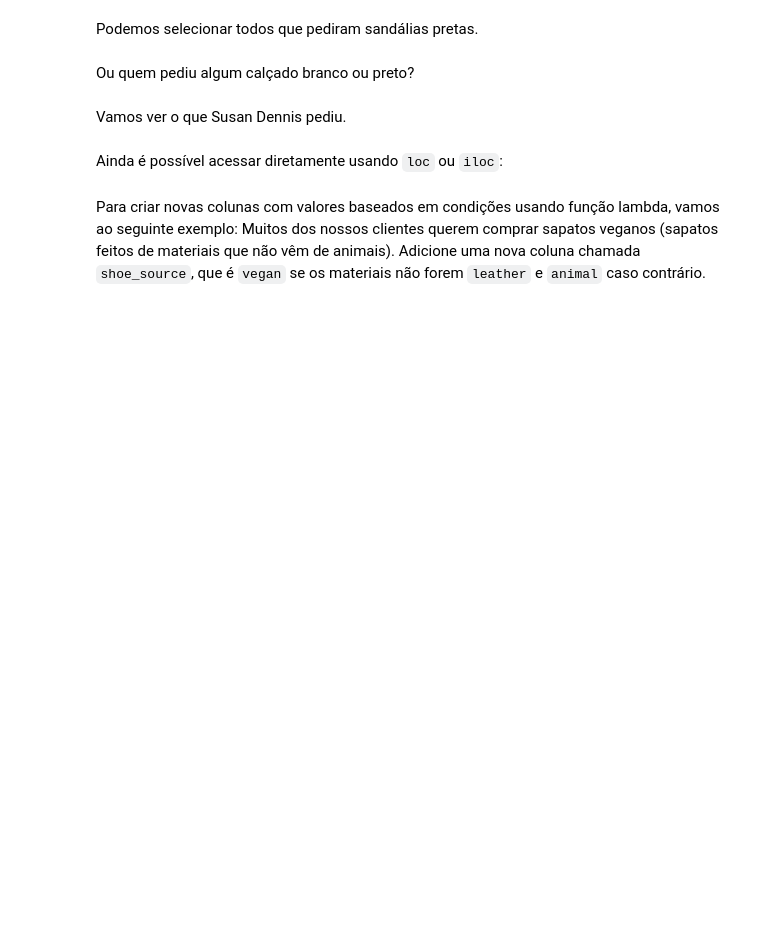
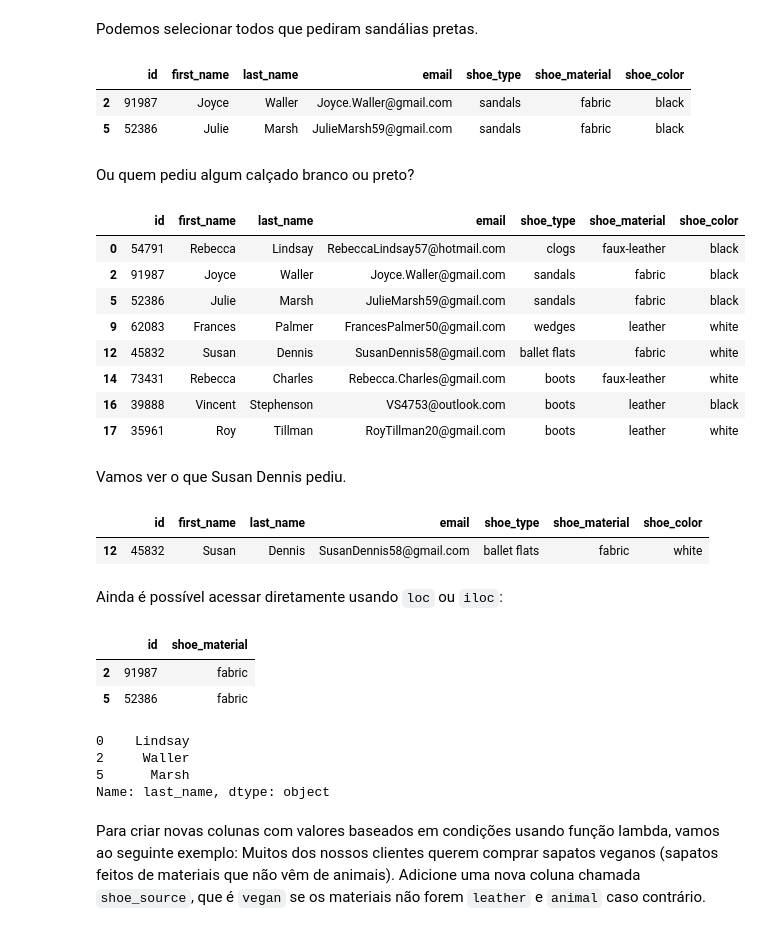
Before and after one commit to ramonbezerra/coderhouse-python-data, a Jupyter notebook: Aula 08 Manipulação de Dados com Pandas I.ipynb, the cells around one changed output. Saved outputs shown, nothing was run; the diff lists cells and outputs as text; code cells hidden in the pictures; blank space fills up the shorter version.

```diff
--- a/Aula 08 Manipulação de Dados com Pandas I.ipynb
+++ b/Aula 08 Manipulação de Dados com Pandas I.ipynb
@@ -45,2 +129,8 @@ Podemos selecionar todos que pediram sandálias pretas.
+# %%
+df[(df.shoe_type == 'sandals') & (df.shoe_color == 'black')]
+# %% [output]
+|  | id | first_name | last_name | email | shoe_type | shoe_material | shoe_color |
+| 2 | 91987 | Joyce | Waller | Joyce.Waller@gmail.com | sandals | fabric | black |
+| 5 | 52386 | Julie | Marsh | JulieMarsh59@gmail.com | sandals | fabric | black |
 # %% [markdown]
 Ou quem pediu algum calçado branco ou preto?
@@ -49,2 +137,15 @@ Ou quem pediu algum calçado branco ou preto?
+# %%
+# df[(df.shoe_color == 'white') | (df.shoe_color == 'black')]
+df[df.shoe_color.isin(['white', 'black'])]
+# %% [output]
+|  | id | first_name | last_name | email | shoe_type | shoe_material | shoe_color |
+| 0 | 54791 | Rebecca | Lindsay | RebeccaLindsay57@hotmail.com | clogs | faux-leather | black |
+| 2 | 91987 | Joyce | Waller | Joyce.Waller@gmail.com | sandals | fabric | black |
+| 5 | 52386 | Julie | Marsh | JulieMarsh59@gmail.com | sandals | fabric | black |
+| 9 | 62083 | Frances | Palmer | FrancesPalmer50@gmail.com | wedges | leather | white |
+| 12 | 45832 | Susan | Dennis | SusanDennis58@gmail.com | ballet flats | fabric | white |
+| 14 | 73431 | Rebecca | Charles | Rebecca.Charles@gmail.com | boots | faux-leather | white |
+| 16 | 39888 | Vincent | Stephenson | VS4753@outlook.com | boots | leather | black |
+| 17 | 35961 | Roy | Tillman | RoyTillman20@gmail.com | boots | leather | white |
 # %% [markdown]
 Vamos ver o que Susan Dennis pediu.
@@ -53,2 +152,7 @@ Vamos ver o que Susan Dennis pediu.
+# %%
+df[(df.first_name == 'Susan') & (df.last_name == 'Dennis')]
+# %% [output]
+|  | id | first_name | last_name | email | shoe_type | shoe_material | shoe_color |
+| 12 | 45832 | Susan | Dennis | SusanDennis58@gmail.com | ballet flats | fabric | white |
 # %% [markdown]
 Ainda é possível acessar diretamente usando `loc` ou `iloc`:
@@ -57,2 +159,16 @@ Ainda é possível acessar diretamente usando `loc` ou `iloc`:
+# %%
+df.loc[(df.shoe_type == 'sandals') & (df.shoe_color == 'black'), ['id', 'shoe_material' ]]
+# %% [output]
+|  | id | shoe_material |
+| 2 | 91987 | fabric |
+| 5 | 52386 | fabric |
+# %%
+df.iloc[1,4]
+print(df.iloc[[0,2,5], 2])
+# %% [output]
+0    Lindsay
+2     Waller
+5      Marsh
+Name: last_name, dtype: object
 # %% [markdown]
 Para criar novas colunas com valores baseados em condições usando função lambda, vamos ao seguinte exemplo: Muitos dos nossos clientes querem comprar sapatos veganos (sapatos feitos de materiais que não vêm de animais). Adicione uma nova coluna chamada `shoe_source`, que é `vegan` se os materiais não forem `leather` e `animal` caso contrário.
```
Also changed, not shown: parts of 27 cells of this notebook, 2 other files.
